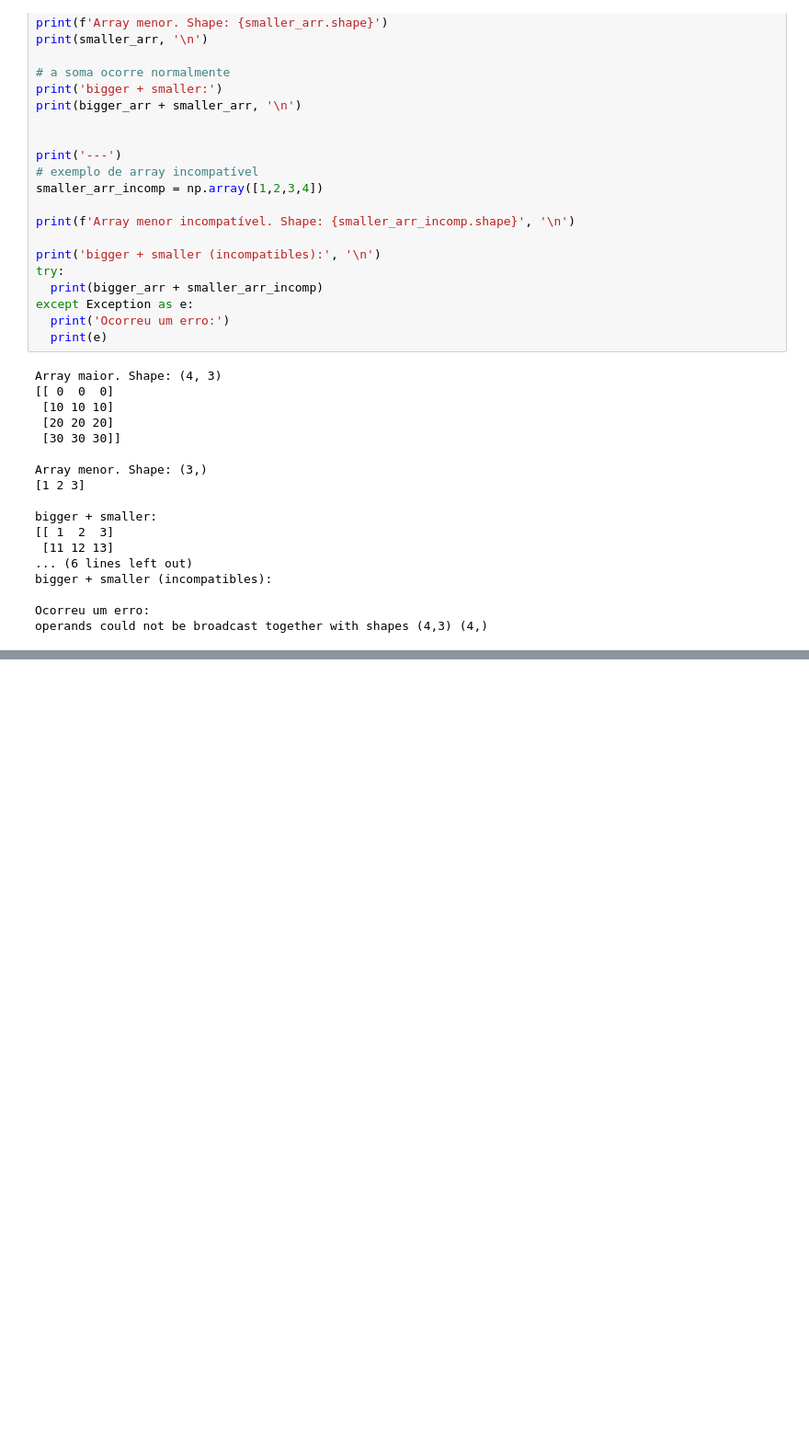
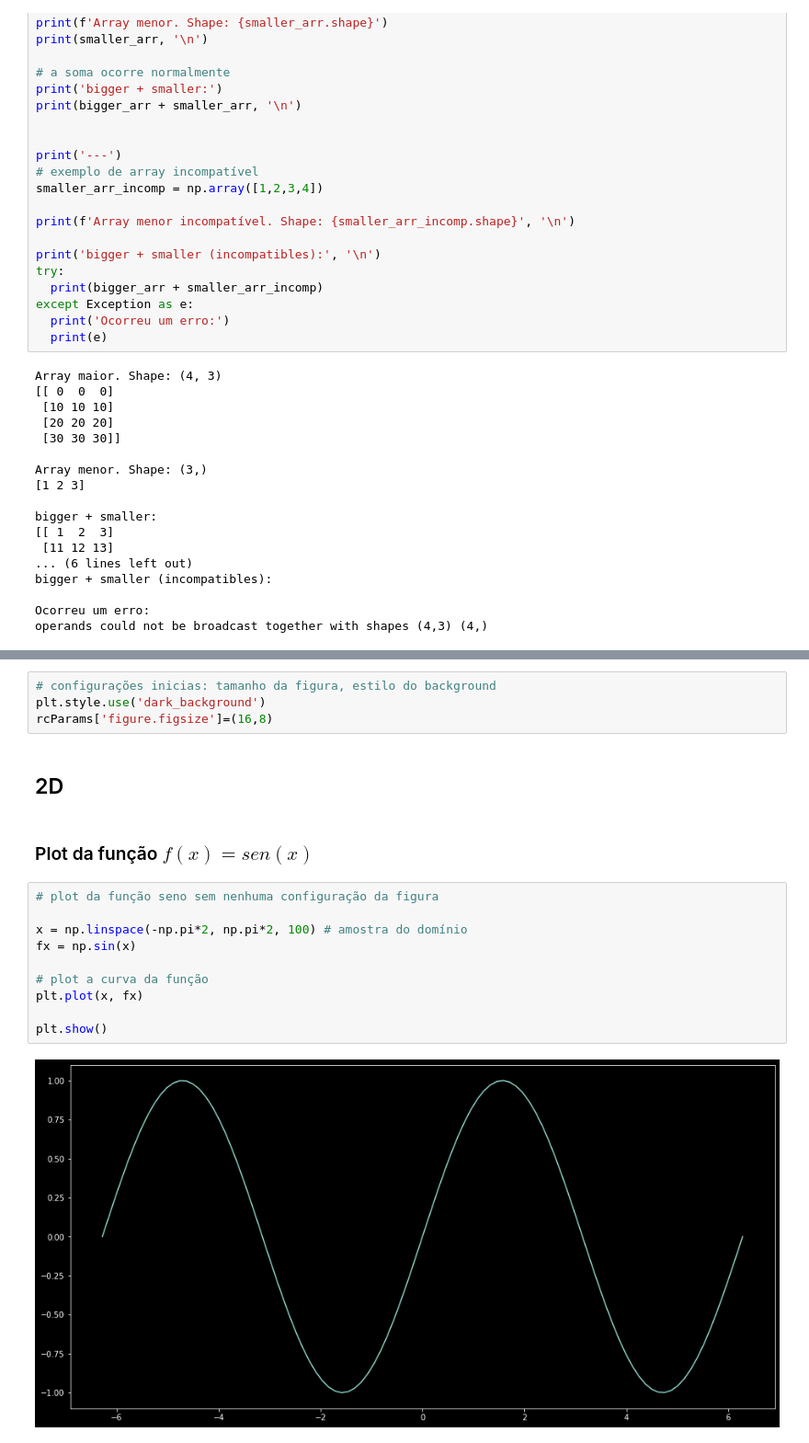
Before and after one commit to playeredlc/treinamento-h2ia, a Jupyter notebook: praticas_numpy_matplotlib.ipynb, the cells around one changed output, grey strips where cells are left out. Shown at 92% size. Cells and saved outputs as stored; diff of their text form; blank space fills up the shorter version.

Commit message:
[week 0]: Cover the basics on 2D and 3D plotting using Matplotlib.

```diff
--- a/praticas_numpy_matplotlib.ipynb
+++ b/praticas_numpy_matplotlib.ipynb
@@ -349,0 +363,20 @@ operands could not be broadcast together with shapes (4,3) (4,)
+# %%
+# configurações inicias: tamanho da figura, estilo do background
+plt.style.use('dark_background')
+rcParams['figure.figsize']=(16,8)
+# %% [markdown]
+## 2D
+# %% [markdown]
+### Plot da função $f(x) = sen(x)$
+# %%
+# plot da função seno sem nenhuma configuração da figura
+
+x = np.linspace(-np.pi*2, np.pi*2, 100) # amostra do domínio
+fx = np.sin(x)
+
+# plot a curva da função
+plt.plot(x, fx)
+
+plt.show()
+# %% [output]
+[figure, added]
```
Also changed, not shown: parts of 20 cells of this notebook.
